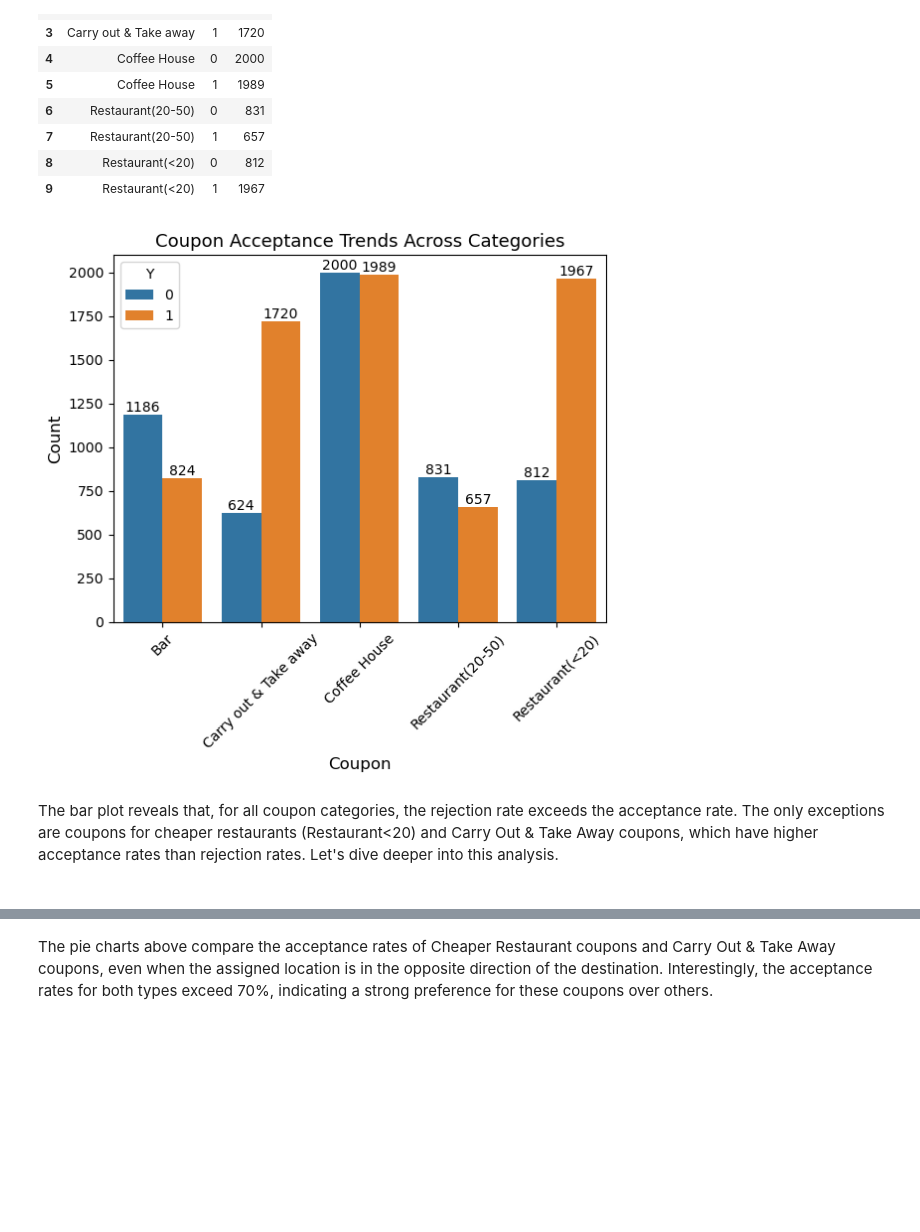
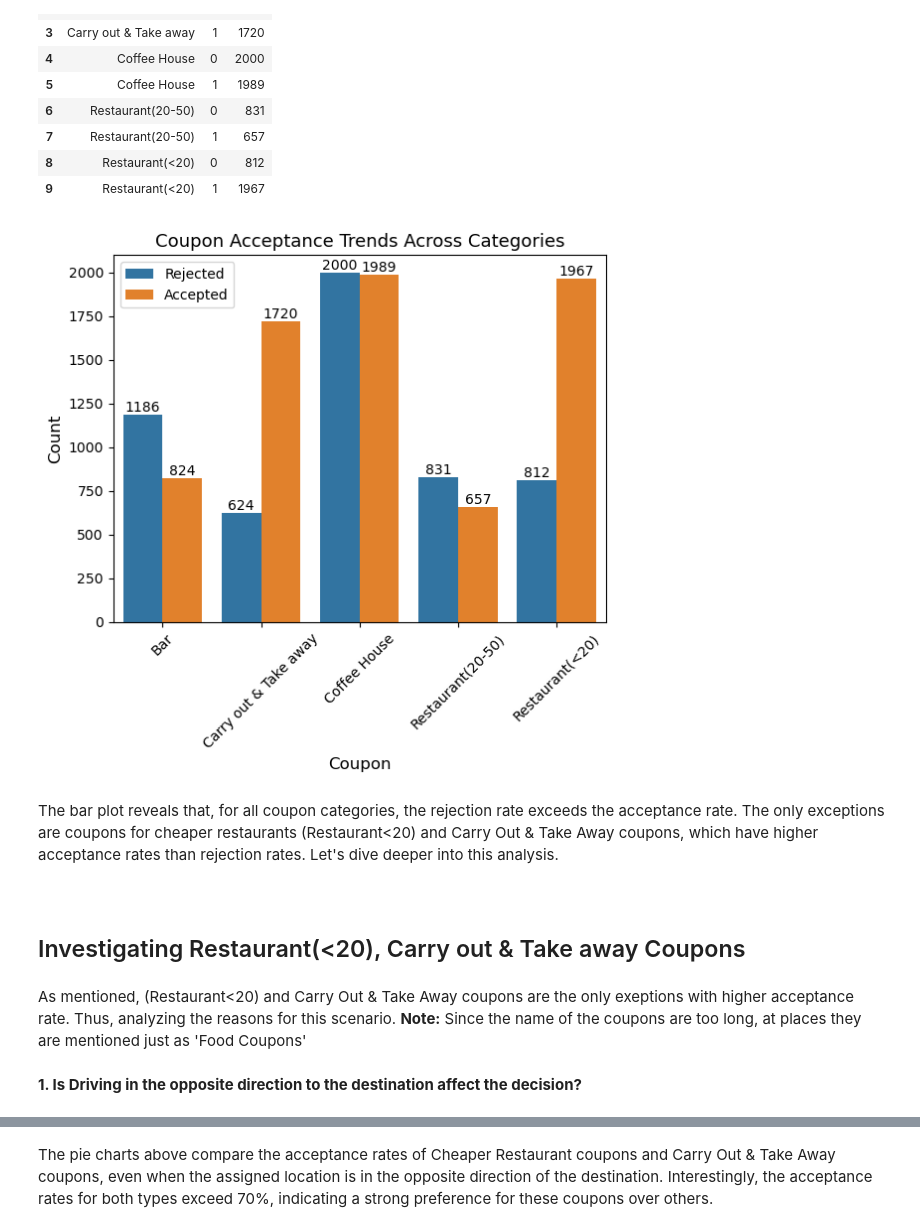
Before and after one commit to dhanyavasan/exploratorydataanalysis, a Jupyter notebook: EDA_Coupons_dataset.ipynb, the cells around one changed output, grey strips where cells are left out. Drawn from its saved outputs; the diff is of its cells as text; code cells hidden in the pictures; blank space fills up the shorter version.

```diff
--- a/EDA_Coupons_dataset.ipynb
+++ b/EDA_Coupons_dataset.ipynb
@@ -738,22 +719,32 @@ coupon_data.reset_index()
 # %%
 ax = sns.barplot(data= coupon_data, x= 'coupon',y='count',hue='Y')
 for i in ax.containers:
     ax.bar_label(i,)
+
+handles, labels = ax.get_legend_handles_labels()
+ax.legend(handles=handles, labels=['Rejected', 'Accepted'])
+
 plt.xticks(rotation=45)
 plt.title('Coupon Acceptance Trends Across Categories', fontsize=13)
 plt.xlabel('Coupon', fontsize=12)
 plt.ylabel('Count', fontsize=12)
-# plt.legend(loc='upper right', labels=['Rejected', 'Accepted'])
+
 
 plt.show()
-# plt.legend(labels=['Rejected', 'Accepted'])
 # %% [output]
-[figure, old version]
+[figure, new version]
 # %% [markdown]
 The bar plot reveals that, for all coupon categories, the rejection rate exceeds the acceptance rate. The only exceptions are coupons for cheaper restaurants (Restaurant<20) and Carry Out & Take Away coupons, which have higher acceptance rates than rejection rates. Let's dive deeper into this analysis.
 <br><br>
+# %% [markdown]
+## Investigating Restaurant(<20), Carry out & Take away Coupons
+# %% [markdown]
+As mentioned, (Restaurant<20) and Carry Out & Take Away coupons are the only exeptions with higher acceptance rate. Thus, analyzing the reasons for this scenario.
+**Note:** Since the name of the coupons are too long, at places they are mentioned just as 'Food Coupons'
 # %%
 cheap_rest_carryout_coupons = data_cleaned['coupon'].isin(['Restaurant(<20)','Carry out & Take away'])
+# %% [markdown]
+**1. Is Driving in the opposite direction to the destination affect the decision?**
 # %%
 driving_in_opp_dir = data_cleaned['direction_opp']==1
 # %%
```
Also changed, not shown: parts of 59 cells of this notebook.
